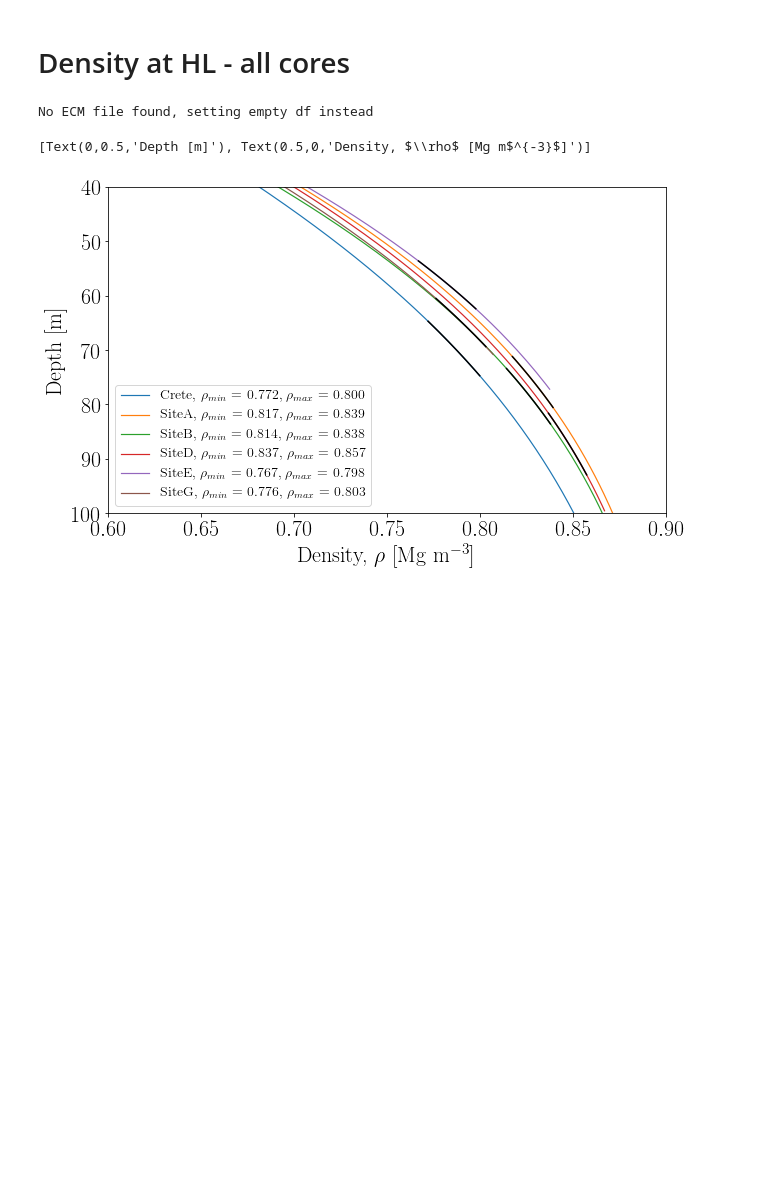
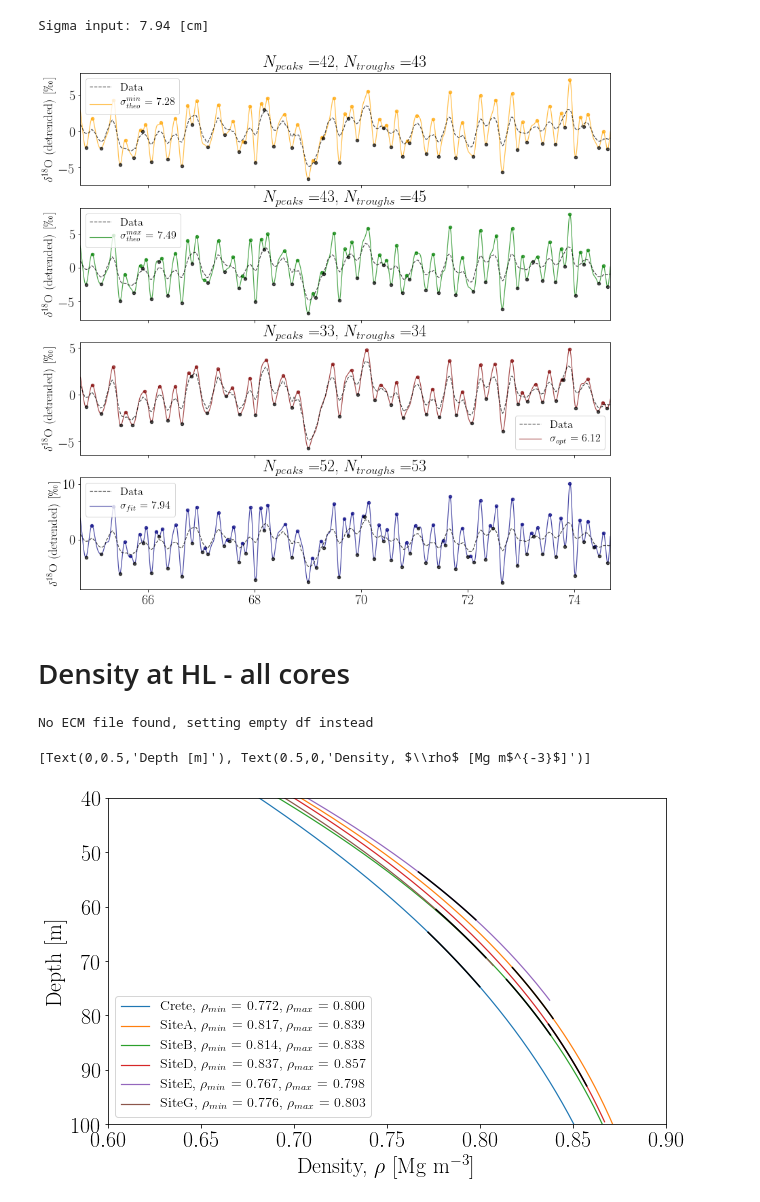
Before and after one commit to TheaQG/AWI_Bcores_Analysis, a Jupyter notebook: TestingAndFigureCreation.ipynb, the cells around one changed output. Cells and saved outputs as stored; diff of their text form; code cells hidden in the pictures; blank space fills up the shorter version.

```diff
--- a/TestingAndFigureCreation.ipynb
+++ b/TestingAndFigureCreation.ipynb
@@ -44,0 +128,2 @@ from DiffusionProfiles_calculations import DiffusionLength
+# %%
+depthOpt, dataOpt, diffLen, peaks, arr_DiffLens, arr_Npeaks, arr_depth, arr_data = inst.backDiffused(theoDiffLen=True,print_Npeaks=False, diffLenStart_In=0.005, diffLenEnd_In=0.15, interpAfterDecon=True)
@@ -44,0 +138,8 @@ from DiffusionProfiles_calculations import DiffusionLength
+# %%
+diffLenFit_in = 7.94/100
+dataAllFit, peaksFit, N_peaksFit, troughsFit, N_troughsFit, diffLenFit = inst.BackDiffuse_manuel(sigma=diffLenFit_in)
+depthFit = dataAllFit['depth']
+dataFit = dataAllFit['d18O']
+#depthFit, dataFit, diffLenFit, peaksFit, arr_DiffLensFit, arr_NpeaksFit, arr_depthFit, arr_dataFit = inst.backDiffused(theoDiffLen=True,print_Npeaks=False, diffLenStart_In=0.005, diffLenEnd_In=0.15, interpAfterDecon=True)
+# %% [output]
+Sigma input: 7.94 [cm]
@@ -45,3 +170,42 @@ from DiffusionProfiles_calculations import DiffusionLength
+# %%
+depth0 = dataMin['depth']
+data0 = dataMin['d18O']
+depth1 = dataMax['depth']
+data1 = dataMax['d18O']
+
+from scipy import signal
+
+troughs = sp.signal.find_peaks(-dataOpt)[0]
+# %%
+fig, axs = plt.subplots(4,1,figsize=(14,14), sharex=True)
+
+depths = [depth0, depth1, depthOpt, depthFit]
+datas = [data0, data1, dataOpt, dataFit]
+peakss = [peaksMin, peaksMax, peaks, peaksFit]
+troughss = [troughsMin, troughsMax, troughs, troughsFit]
+diffLenss = [diffLenTheoMin, diffLenTheoMax, diffLen, diffLenFit]
+colors = ['orange', 'green', 'maroon', 'navy']
+labels = ['$\sigma_{theo}^{min}$', '$\sigma_{theo}^{max}$', '$\sigma_{opt}$', '$\sigma_{fit}$']
+
+
+mpl.rcParams['font.size'] = 20
+
+for i in range(len(axs)):
+    depth = depths[i]
+    data = datas[i]
+    peaksP = peakss[i]
+    troughsP = troughss[i]
+
+    axs[i].plot(np.asarray(depth_LT), np.asarray(d18O_LT)-np.mean(np.asarray(d18O_LT)), lw=1.2, label='Data', ls='--', color='k', alpha=0.7)
+    axs[i].plot(depth, data, zorder=-1, color=colors[i], alpha=0.7, lw=1.2, label=labels[i] + f' = {diffLenss[i]*100:.2f}')
+    axs[i].legend(fontsize=16)
+    axs[i].scatter(depth[peaksP], data[peaksP], color = colors[i], zorder=1, s=20, alpha=0.7)
+    axs[i].scatter(depth[troughsP], data[troughsP], color = 'k', zorder=1, s=20, alpha=0.7)
+
+    axs[i].set(title='$N_{peaks} = $' + f'{len(peaksP)}, ' + '$N_{troughs} = $' + f'{len(troughsP)}',xlim=(min(depth),max(depth)))
+    axs[i].set_ylabel(ylabel='$\delta^{18}$O (detrended) [\permil]', fontsize=18)
+# %% [output]
+[figure, added]
 # %% [markdown]
 # Density at HL - all cores
 # %%
```
Also changed, not shown: parts of 10 cells of this notebook, 2 other files.
